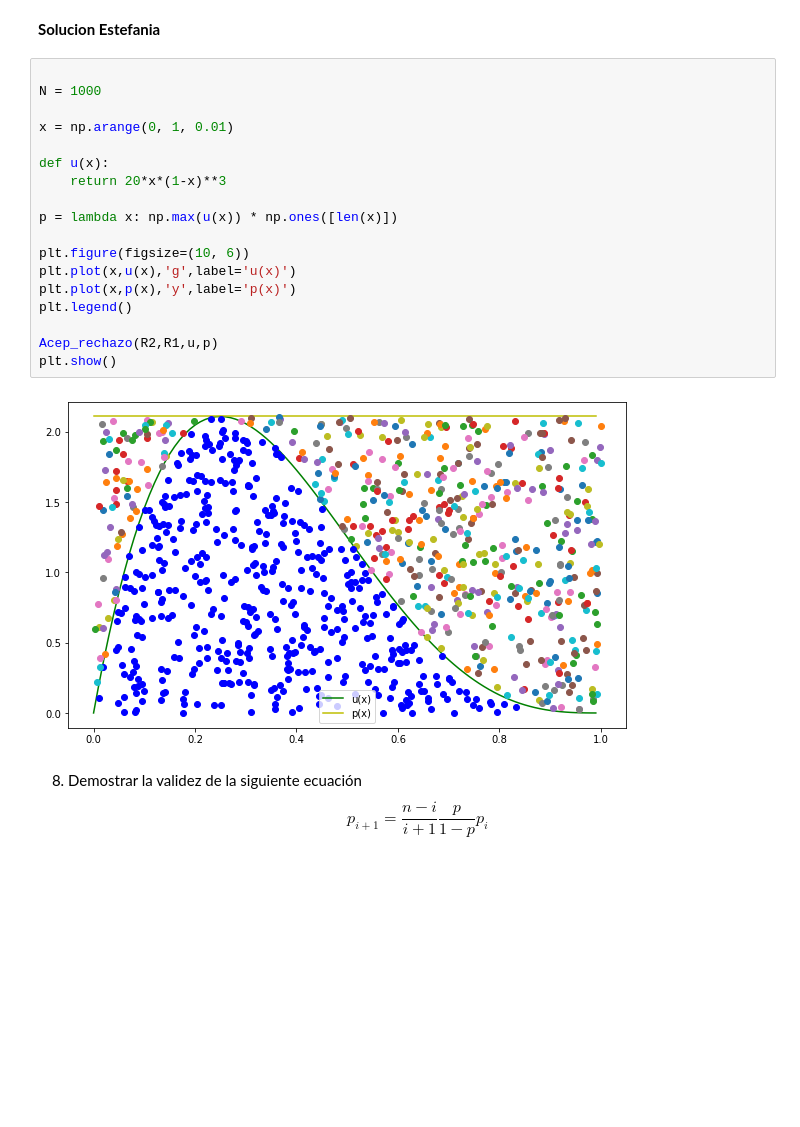
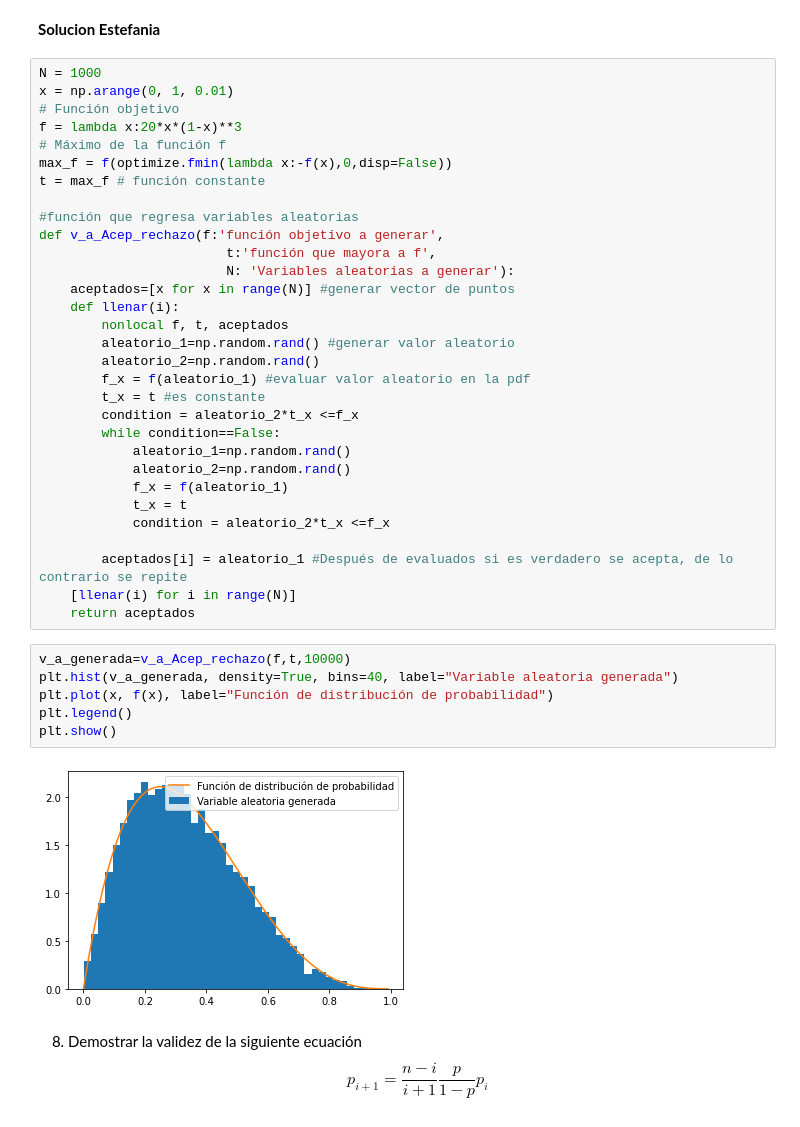
Before and after one commit to cristinalobera/Tarea6_CLobera_EMeza, a Jupyter notebook: Tarea6_CLobera_EMeza.ipynb, the cells around one changed output. Cells and saved outputs as stored; diff of their text form; blank space fills up the shorter version.

```diff
--- a/Tarea6_CLobera_EMeza.ipynb
+++ b/Tarea6_CLobera_EMeza.ipynb
@@ -315,26 +318,45 @@ Acep_rechazo(R2,R1,f,t)
 [figure]
 # %% [markdown]
 **Solucion Estefania**
-# %%
-
-N = 1000
-
-x = np.arange(0, 1, 0.01)
-
-def u(x):
-    return 20*x*(1-x)**3
-
-p = lambda x: np.max(u(x)) * np.ones([len(x)])
-
-plt.figure(figsize=(10, 6))
-plt.plot(x,u(x),'g',label='u(x)')
-plt.plot(x,p(x),'y',label='p(x)')
-plt.legend()
-
-Acep_rechazo(R2,R1,u,p)
-plt.show()
-# %% [output]
-[figure, removed]
+# %%
+N = 1000
+x = np.arange(0, 1, 0.01)
+# Función objetivo
+f = lambda x:20*x*(1-x)**3
+# Máximo de la función f
+max_f = f(optimize.fmin(lambda x:-f(x),0,disp=False))
+t = max_f # función constante
+
+#función que regresa variables aleatorias
+def v_a_Acep_rechazo(f:'función objetivo a generar',
+                        t:'función que mayora a f',
+                        N: 'Variables aleatorias a generar'):
+    aceptados=[x for x in range(N)] #generar vector de puntos
+    def llenar(i):
+        nonlocal f, t, aceptados
+        aleatorio_1=np.random.rand() #generar valor aleatorio
+        aleatorio_2=np.random.rand()
+        f_x = f(aleatorio_1) #evaluar valor aleatorio en la pdf
+        t_x = t #es constante
+        condition = aleatorio_2*t_x <=f_x
+        while condition==False:
+            aleatorio_1=np.random.rand()
+            aleatorio_2=np.random.rand()
+            f_x = f(aleatorio_1)
+            t_x = t
+            condition = aleatorio_2*t_x <=f_x
+
+        aceptados[i] = aleatorio_1 #Después de evaluados si es verdadero se acepta, de lo contrario se repite
+    [llenar(i) for i in range(N)]
+    return aceptados
+# %%
+v_a_generada=v_a_Acep_rechazo(f,t,10000)
+plt.hist(v_a_generada, density=True, bins=40, label="Variable aleatoria generada")
+plt.plot(x, f(x), label="Función de distribución de probabilidad")
+plt.legend()
+plt.show()
+# %% [output]
+[figure, added]
 # %% [markdown]
 8. Demostrar la validez de la siguiente ecuación
 $$p_{i+1}=\frac{n-i}{i+1}\frac{p}{1-p} p_i$$
```
Also changed, not shown: parts of 6 cells of this notebook.
